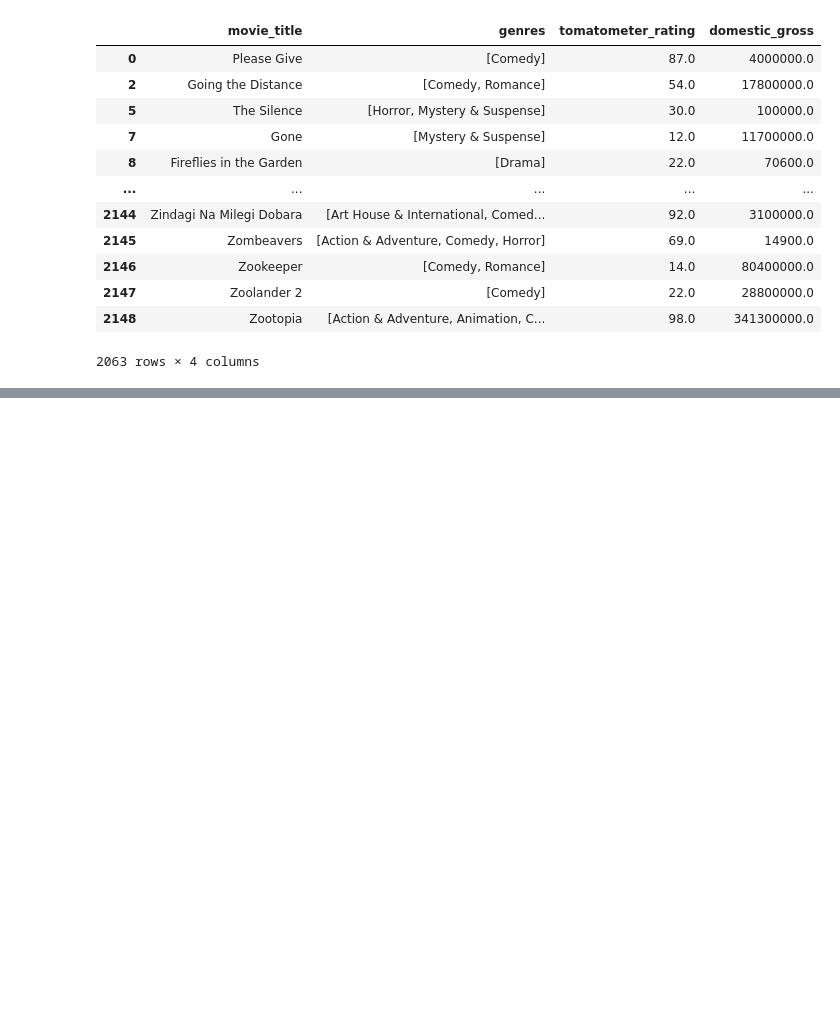
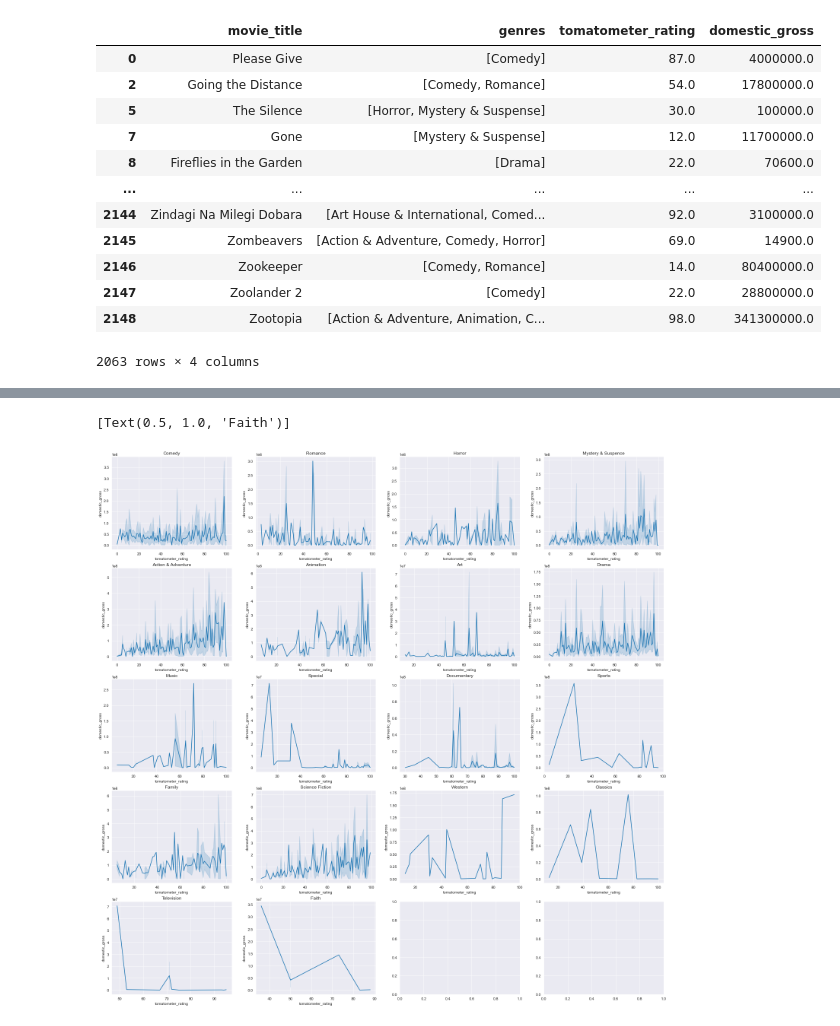
Before and after one commit to richesinrr0/microsoft_movie_analysis, a Jupyter notebook: Movie_analysis_genres_ross.ipynb, the cells around one changed output, grey strips where cells are left out. Saved outputs shown, nothing was run; the diff lists cells and outputs as text; code cells hidden in the pictures; blank space fills up the shorter version.

```diff
--- a/Movie_analysis_genres_ross.ipynb
+++ b/Movie_analysis_genres_ross.ipynb
@@ -241,0 +309,23 @@ x = genres_action['genres']
+# %%
+fig, axes =plt.subplots(nrows=5,ncols=4, figsize =(26,26))
+sns.lineplot(data=df_comedy, x="tomatometer_rating", y="domestic_gross", ax=axes[0][0]).set(title='Comedy')
+sns.lineplot(data=df_romance, x="tomatometer_rating", y="domestic_gross", ax=axes[0][1]).set(title='Romance')
+sns.lineplot(data=df_horror, x="tomatometer_rating", y="domestic_gross", ax=axes[0][2]).set(title='Horror')
+sns.lineplot(data=df_mystery_suspence, x="tomatometer_rating", y="domestic_gross", ax=axes[0][3]).set(title='Mystery & Suspence')
+sns.lineplot(data=df_action_adventure, x="tomatometer_rating", y="domestic_gross", ax=axes[1][0]).set(title='Action & Adventure')
+sns.lineplot(data=df_animation, x="tomatometer_rating", y="domestic_gross", ax=axes[1][1]).set(title='Animation')
+sns.lineplot(data=df_art, x="tomatometer_rating", y="domestic_gross", ax=axes[1][2]).set(title='Art')
+sns.lineplot(data=df_drama, x="tomatometer_rating", y="domestic_gross", ax=axes[1][3]).set(title='Drama')
+sns.lineplot(data=df_music, x="tomatometer_rating", y="domestic_gross", ax=axes[2][0]).set(title='Music')
+sns.lineplot(data=df_special, x="tomatometer_rating", y="domestic_gross", ax=axes[2][1]).set(title='Special')
+sns.lineplot(data=df_doc, x="tomatometer_rating", y="domestic_gross", ax=axes[2][2]).set(title='Documentary')
+sns.lineplot(data=df_sports, x="tomatometer_rating", y="domestic_gross", ax=axes[2][3]).set(title='Sports')
+sns.lineplot(data=df_family, x="tomatometer_rating", y="domestic_gross", ax=axes[3][0]).set(title='Family')
+sns.lineplot(data=df_science_fict, x="tomatometer_rating", y="domestic_gross", ax=axes[3][1]).set(title='Science Fiction')
+sns.lineplot(data=df_west, x="tomatometer_rating", y="domestic_gross", ax=axes[3][2]).set(title='Western')
+sns.lineplot(data=df_classics, x="tomatometer_rating", y="domestic_gross", ax=axes[3][3]).set(title='Classics')
+sns.lineplot(data=df_tv, x="tomatometer_rating", y="domestic_gross", ax=axes[4][0]).set(title='Television')
+sns.lineplot(data=df_faith, x="tomatometer_rating", y="domestic_gross", ax=axes[4][1]).set(title='Faith')
+# %% [output]
+[Text(0.5, 1.0, 'Faith')]
+[figure, added]
```
Also changed, not shown: parts of 27 cells of this notebook.
